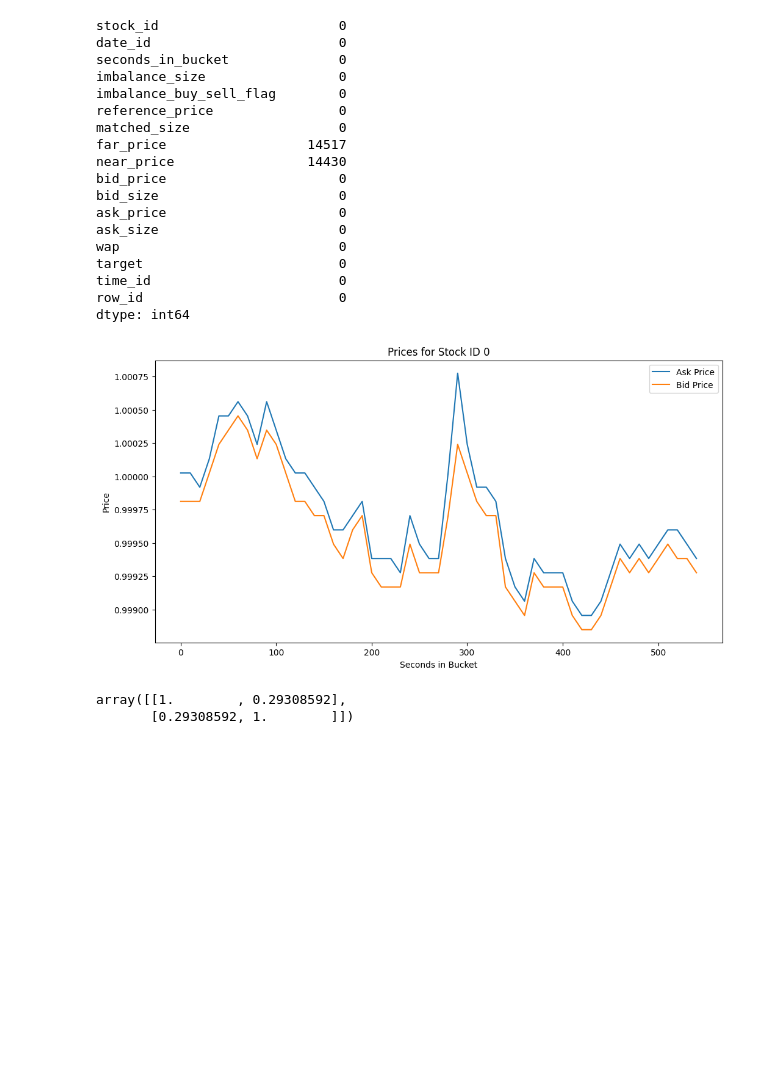
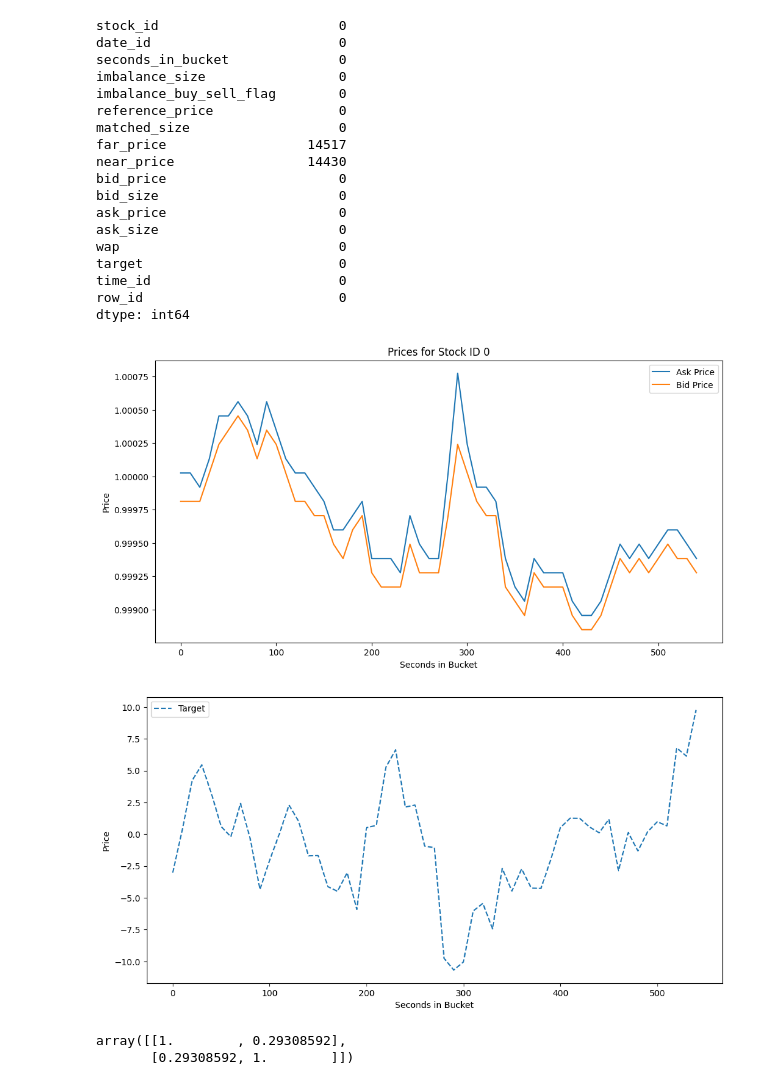
Before and after one commit to DavideZFC/DataScience, a Jupyter notebook: ex_7.ipynb, the cells around one changed output. Drawn from its saved outputs; the diff is of its cells as text; code cells hidden in the pictures; blank space fills up the shorter version.

```diff
--- a/ex_7.ipynb
+++ b/ex_7.ipynb
@@ -105,22 +89,29 @@ dtype: int64
 # %%
 # plot the ask_price and bid_price in the first day
 def plot_prices(df, stock_id, day=0):
     df_stock = df[(df['stock_id'] == stock_id) & (df['date_id'] == day)]
 
     plt.figure(figsize=(12, 6))
 
     plt.plot(df_stock['seconds_in_bucket'], df_stock['ask_price'], label='Ask Price')
     plt.plot(df_stock['seconds_in_bucket'], df_stock['bid_price'], label='Bid Price')
-    # plt.plot(df_stock['seconds_in_bucket'], df_stock['target'], label='Target Price', linestyle='--')
     plt.title(f'Prices for Stock ID {stock_id}')
     plt.xlabel('Seconds in Bucket')
     plt.ylabel('Price')
     plt.legend()
     plt.show()
 
+    plt.figure(figsize=(12, 6))
+    plt.plot(df_stock['seconds_in_bucket'], df_stock['target'], label='Target', linestyle='--')
+    plt.xlabel('Seconds in Bucket')
+    plt.ylabel('Price')
+    plt.legend()
+    plt.show()
+
 plot_prices(df, first_stock_id, day=0)
 # %% [output]
 [figure]
+[figure, added]
 # %%
 first_stock_diff = df_first_stock['ask_price'].diff().fillna(0)
 second_stock_diff = df_second_stock['ask_price'].diff().fillna(0)
```
Also changed, not shown: parts of 5 cells of this notebook.
